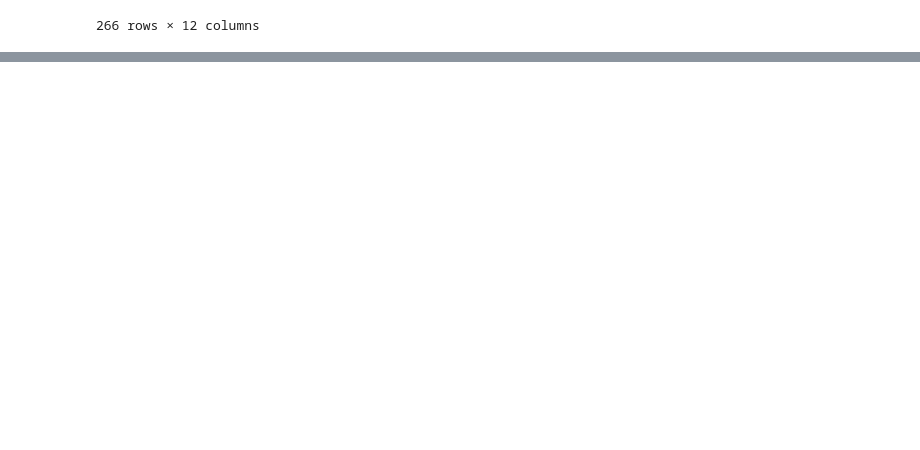
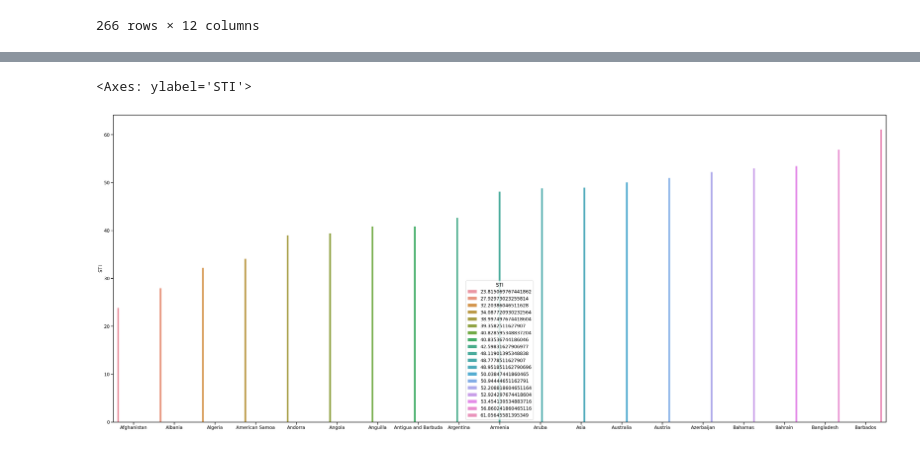
Before and after one commit to NOURDINEEEE/Projet_blanc_Dash1, a Jupyter notebook: Notebooks/Projet_blanc_donnees_mondiales.ipynb, the cells around one changed output, grey strips where cells are left out. Cells and saved outputs as stored; diff of their text form; code cells hidden in the pictures; blank space fills up the shorter version.

```diff
--- a/Notebooks/Projet_blanc_donnees_mondiales.ipynb
+++ b/Notebooks/Projet_blanc_donnees_mondiales.ipynb
@@ -298,3 +300,4 @@ data2 = pd.DataFrame(data=Stringency_Index.groupby(['location'])['stringency_ind
 
 #data2["years"] = ['1961', '1970', '1980', '1990', '2000', '2005', '2010', '2015', '2018', '2019', '2020', '2021']
 data2
+data_court = data2[:20].dropna()
@@ -313,0 +312,4 @@ sns.lineplot(data=data1)
+# %%
+a = data_court.index.to_list()
+vector = np.array(a)
+print(vector)
@@ -313,0 +336,8 @@ sns.lineplot(data=data1)
+# %%
+plt.figure(figsize=(50,20))
+
+sns.barplot(data=data_court.sort_values("STI"), x=vector.flatten(), y="STI", hue="STI", width=0.8)
+#essayer to list
+# %% [output]
+<Axes: ylabel='STI'>
+[figure, added]
```
Also changed, not shown: parts of 5 cells of this notebook.
